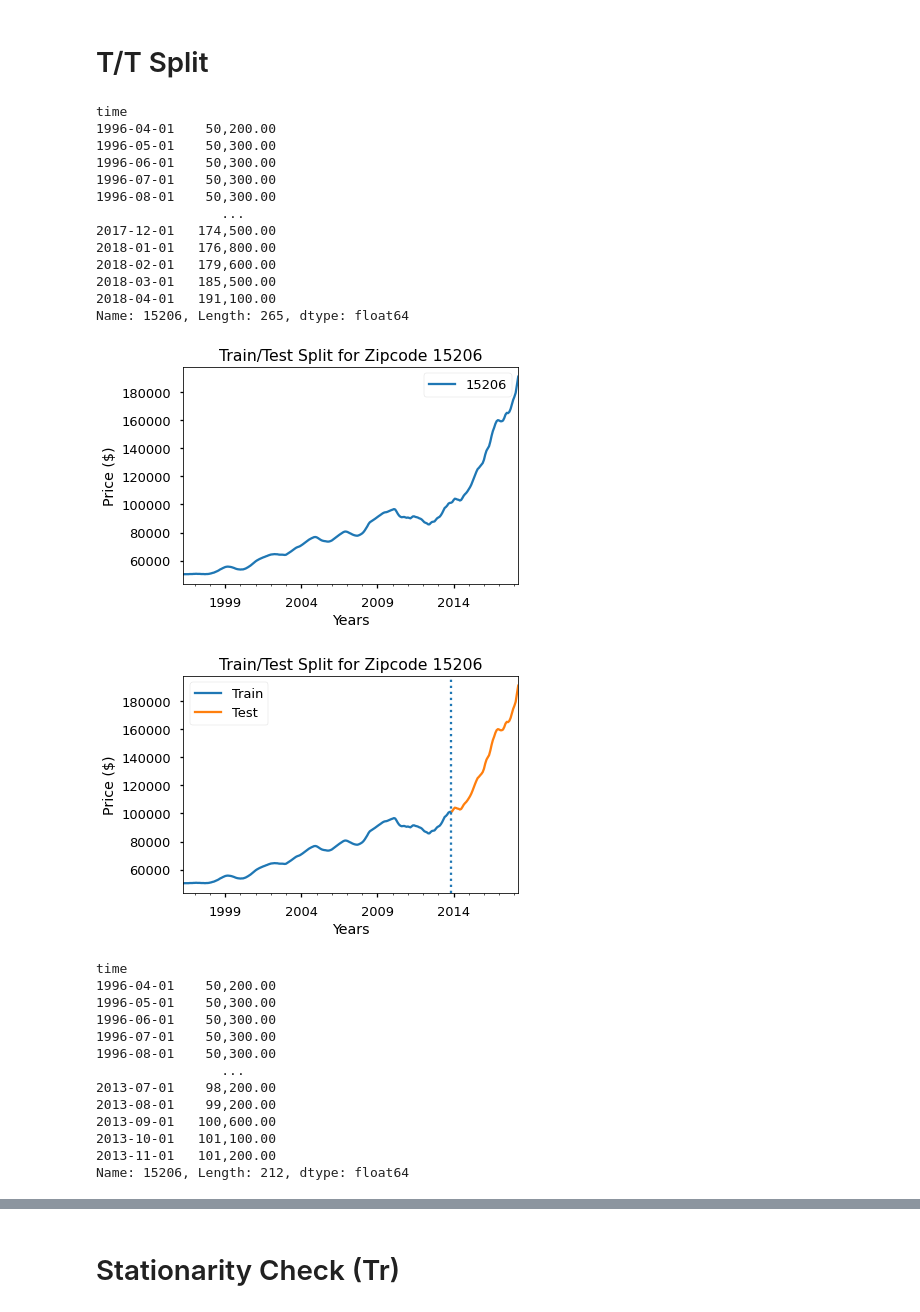
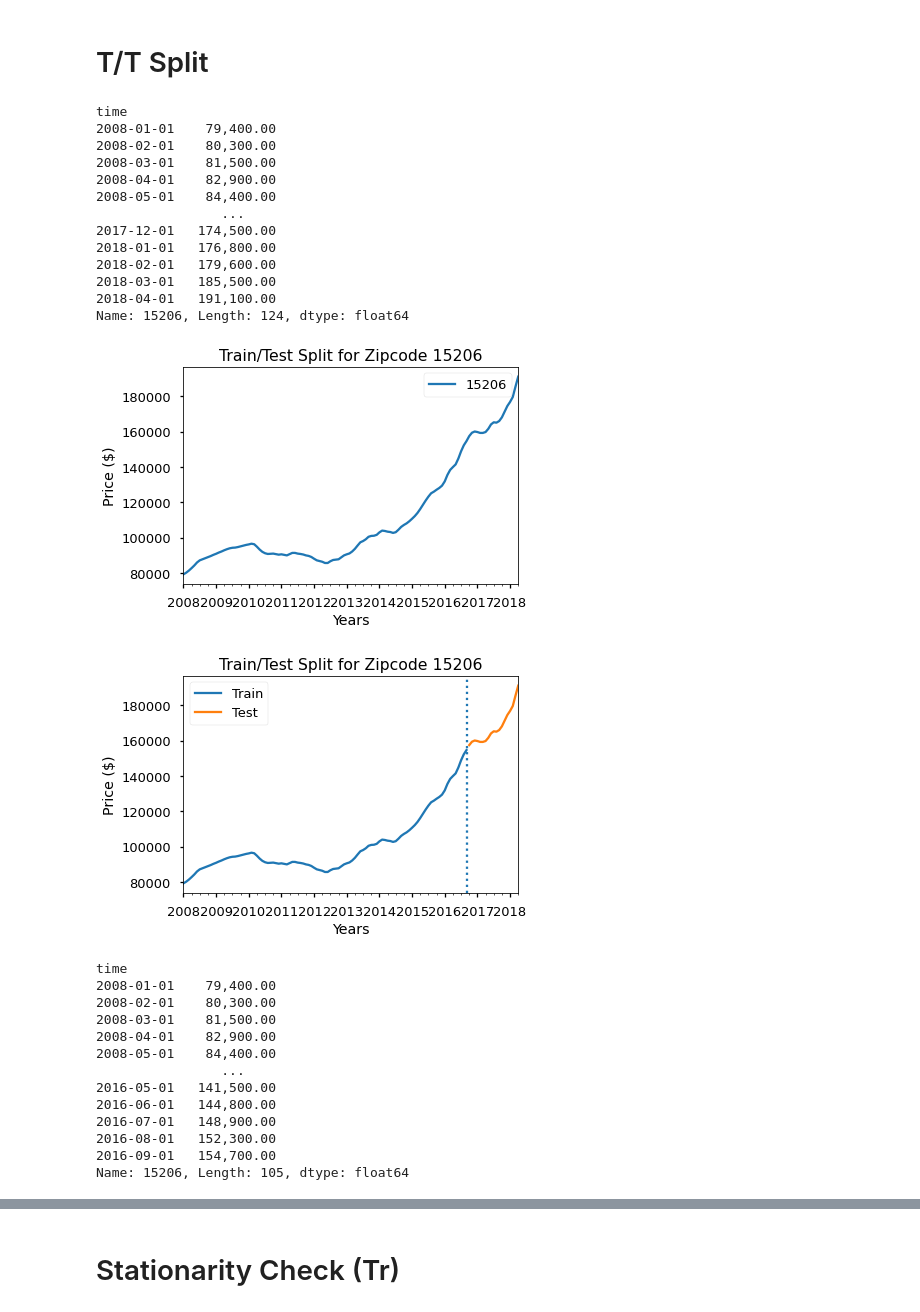
Before and after one commit to BenJMcCarty/Best_of_the_Burgh, a Jupyter notebook: workbooks/WIP_Main_Notebook.ipynb, the cells around one changed output, grey strips where cells are left out. Drawn from its saved outputs; the diff is of its cells as text; code cells hidden in the pictures.

```diff
--- a/workbooks/WIP_Main_Notebook.ipynb
+++ b/workbooks/WIP_Main_Notebook.ipynb
@@ -45,7 +45,7 @@ import pmdarima as pmd
 
 ## Settings
 %matplotlib inline
-mpl.rcParams['figure.figsize']=(12,10)
+plt.rcParams['figure.figsize']=(12,10)
 plt.style.use('seaborn-talk')
 pd.set_option('display.max_columns', None)
 pd.set_option('display.float_format', lambda x: f'{x:,.2f}')
@@ -344,0 +361,3 @@ True
+# %%
+zipcodes_df_full = pd.DataFrame(zipcodes_dict)
+zipcodes_df_full
@@ -344,0 +379,3 @@ True
+# %%
+zipcodes_df = zipcodes_df_full.loc['2008':]
+zipcodes_df
@@ -346,22 +398,22 @@ True
 # T/T Split
 # %%
 ## Testing first zipcode from dictionary
-zipcode_val = zipcodes_dict[15206].copy()
+zipcode_val = zipcodes_df[15206].copy()
 zipcode_val
 # %% [output]
 time
-1996-04-01    50,200.00
-1996-05-01    50,300.00
-1996-06-01    50,300.00
-1996-07-01    50,300.00
-1996-08-01    50,300.00
+2008-01-01    79,400.00
+2008-02-01    80,300.00
+2008-03-01    81,500.00
+2008-04-01    82,900.00
+2008-05-01    84,400.00
                 ...
 2017-12-01   174,500.00
 2018-01-01   176,800.00
 2018-02-01   179,600.00
 2018-03-01   185,500.00
 2018-04-01   191,100.00
-Name: 15206, Length: 265, dtype: float64
+Name: 15206, Length: 124, dtype: float64
 # %%
 ## Plotting first zipcode to test
 
@@ -373,7 +425,7 @@ ax.set_ylabel('Price ($)')
 ax.set_title(f'Train/Test Split for Zipcode {zipcode_val.name}')
 plt.show()
 # %% [output]
-[figure, old version]
+[figure, new version]
 # %%
 ## Creating a function to streamline plotting all of the zipcodes
 
@@ -396,26 +448,26 @@ def ts_split(timeseries_df, threshold):
     return train, test
 # %%
 ## Creating train/test split for first zipcode
-train, test = ts_split(zipcode_val, .8)
+train, test = ts_split(zipcode_val, .85)
 # %% [output]
-[figure, old version]
+[figure, new version]
 # %%
 ## Inspecting training set
 train
 # %% [output]
 time
-1996-04-01    50,200.00
-1996-05-01    50,300.00
-1996-06-01    50,300.00
-1996-07-01    50,300.00
-1996-08-01    50,300.00
+2008-01-01    79,400.00
+2008-02-01    80,300.00
+2008-03-01    81,500.00
+2008-04-01    82,900.00
+2008-05-01    84,400.00
                 ...
-2013-07-01    98,200.00
-2013-08-01    99,200.00
-2013-09-01   100,600.00
-2013-10-01   101,100.00
-2013-11-01   101,200.00
-Name: 15206, Length: 212, dtype: float64
+2016-05-01   141,500.00
+2016-06-01   144,800.00
+2016-07-01   148,900.00
+2016-08-01   152,300.00
+2016-09-01   154,700.00
+Name: 15206, Length: 105, dtype: float64
 # %%
 ## Inspecting testing set
 test
```
Also changed, not shown: parts of 47 cells of this notebook.
